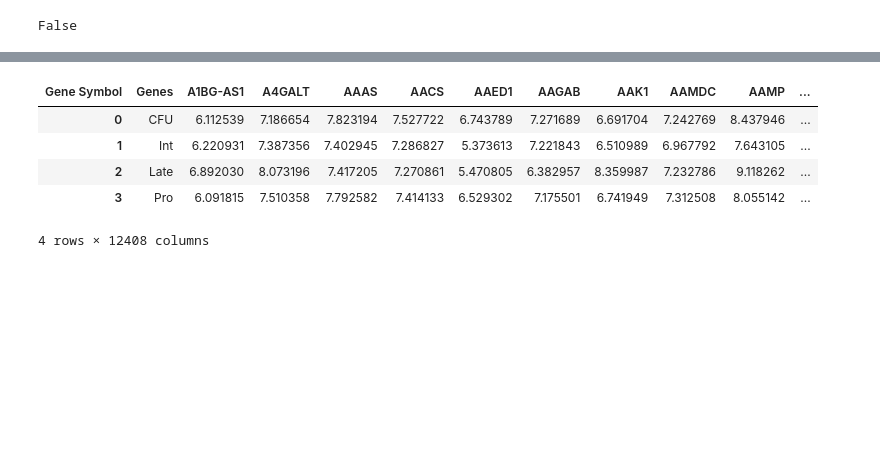
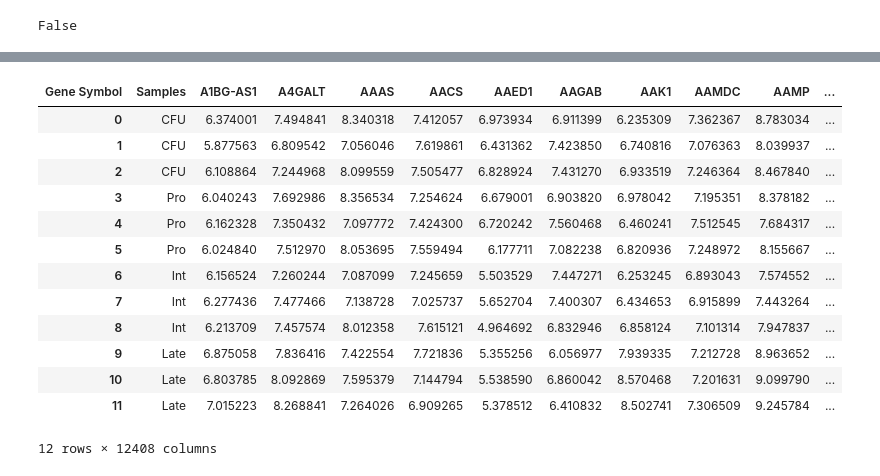
Before and after one commit to ramomar1992/bioinformatics-1-assignment-3, a Jupyter notebook: main.ipynb, the cells around one changed output, grey strips where cells are left out. Cells and saved outputs as stored; diff of their text form; code cells hidden in the pictures; blank space fills up the shorter version.

```diff
--- a/main.ipynb
+++ b/main.ipynb
@@ -162,15 +148,23 @@ array([[-0.65982757, -1.07169694,  1.07501535, ...,  1.38000828,
 # %%
 df.reset_index(inplace=True)
 # %%
-df.rename(columns={'index': 'Genes'}, inplace=True)
+df.rename(columns={'index': 'Samples'}, inplace=True)
 df
 # %% [output]
-| Gene Symbol | Genes | A1BG-AS1 | A4GALT | AAAS | AACS | AAED1 | AAGAB | AAK1 | AAMDC | AAMP | ... |
-| 0 | CFU | 6.112539 | 7.186654 | 7.823194 | 7.527722 | 6.743789 | 7.271689 | 6.691704 | 7.242769 | 8.437946 | ... |
-| 1 | Int | 6.220931 | 7.387356 | 7.402945 | 7.286827 | 5.373613 | 7.221843 | 6.510989 | 6.967792 | 7.643105 | ... |
-| 2 | Late | 6.892030 | 8.073196 | 7.417205 | 7.270861 | 5.470805 | 6.382957 | 8.359987 | 7.232786 | 9.118262 | ... |
-| 3 | Pro | 6.091815 | 7.510358 | 7.792582 | 7.414133 | 6.529302 | 7.175501 | 6.741949 | 7.312508 | 8.055142 | ... |
+| Gene Symbol | Samples | A1BG-AS1 | A4GALT | AAAS | AACS | AAED1 | AAGAB | AAK1 | AAMDC | AAMP | ... |
+| 0 | CFU | 6.374001 | 7.494841 | 8.340318 | 7.412057 | 6.973934 | 6.911399 | 6.235309 | 7.362367 | 8.783034 | ... |
+| 1 | CFU | 5.877563 | 6.809542 | 7.056046 | 7.619861 | 6.431362 | 7.423850 | 6.740816 | 7.076363 | 8.039937 | ... |
+| 2 | CFU | 6.108864 | 7.244968 | 8.099559 | 7.505477 | 6.828924 | 7.431270 | 6.933519 | 7.246364 | 8.467840 | ... |
+| 3 | Pro | 6.040243 | 7.692986 | 8.356534 | 7.254624 | 6.679001 | 6.903820 | 6.978042 | 7.195351 | 8.378182 | ... |
+| 4 | Pro | 6.162328 | 7.350432 | 7.097772 | 7.424300 | 6.720242 | 7.560468 | 6.460241 | 7.512545 | 7.684317 | ... |
+| 5 | Pro | 6.024840 | 7.512970 | 8.053695 | 7.559494 | 6.177711 | 7.082238 | 6.820936 | 7.248972 | 8.155667 | ... |
+| 6 | Int | 6.156524 | 7.260244 | 7.087099 | 7.245659 | 5.503529 | 7.447271 | 6.253245 | 6.893043 | 7.574552 | ... |
+| 7 | Int | 6.277436 | 7.477466 | 7.138728 | 7.025737 | 5.652704 | 7.400307 | 6.434653 | 6.915899 | 7.443264 | ... |
+| 8 | Int | 6.213709 | 7.457574 | 8.012358 | 7.615121 | 4.964692 | 6.832946 | 6.858124 | 7.101314 | 7.947837 | ... |
+| 9 | Late | 6.875058 | 7.836416 | 7.422554 | 7.721836 | 5.355256 | 6.056977 | 7.939335 | 7.212728 | 8.963652 | ... |
+| 10 | Late | 6.803785 | 8.092869 | 7.595379 | 7.144794 | 5.538590 | 6.860042 | 8.570468 | 7.201631 | 9.099790 | ... |
+| 11 | Late | 7.015223 | 8.268841 | 7.264026 | 6.909265 | 5.378512 | 6.410832 | 8.502741 | 7.306509 | 9.245784 | ... |
-4 rows × 12408 columns
+12 rows × 12408 columns
 # %%
 pca2 = PCA(n_components=2)
 pcs = pca2.fit_transform(x)
```
Also changed, not shown: parts of 37 cells of this notebook, 1 other file.
